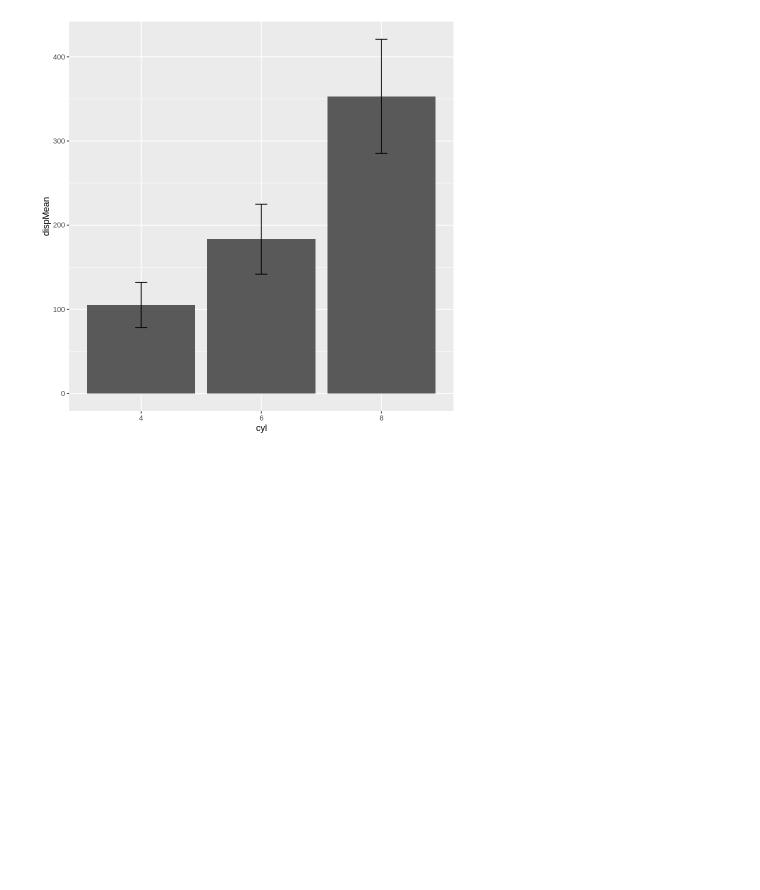
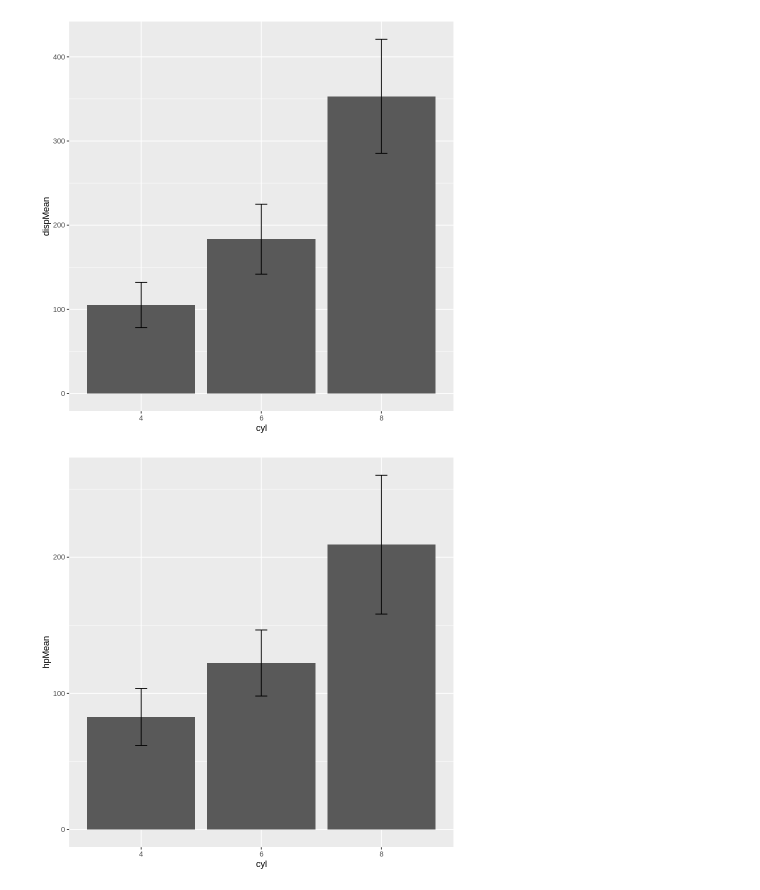
Before and after one commit to acqxi/bigdata, a Jupyter notebook: assignment2.ipynb, the cells around one changed output. Drawn from its saved outputs; the diff is of its cells as text; code cells hidden in the pictures; blank space fills up the shorter version.

```diff
--- a/assignment2.ipynb
+++ b/assignment2.ipynb
@@ -87,8 +87,10 @@ aes(x=cyl,ymin=dispMean-dispSD,ymax=dispMean+dispSD),width=.1)
 [figure]
 # %%
 car$cyl<-as.factor(car$cyl)#將Month轉為因子變項
-car.stat<-data.table(car)[,.(dispMean=mean(disp,na.rm=T),dispSD=sd(disp,na.rm=T)),by=cyl]#計算每月0zone平均與標準差
+car.stat<-data.table(car)[,.(hpMean=mean(hp,na.rm=T),hpSD=sd(hp,na.rm=T)),by=cyl]#計算每月0zone平均與標準差
 ggplot(data=car.stat)+#資料airquality.eb
-geom_bar(aes(x=cyl,y=dispMean),stat="identity")+#stat="identity"直接畫數字
+geom_bar(aes(x=cyl,y=hpMean),stat="identity")+#stat="identity"直接畫數字
 geom_errorbar(#ymin低點,ymax高點
-aes(x=cyl,ymin=dispMean-dispSD,ymax=dispMean+dispSD),width=.1)
+aes(x=cyl,ymin=hpMean-hpSD,ymax=hpMean+hpSD),width=.1)
+# %% [output]
+[figure, added]
```
